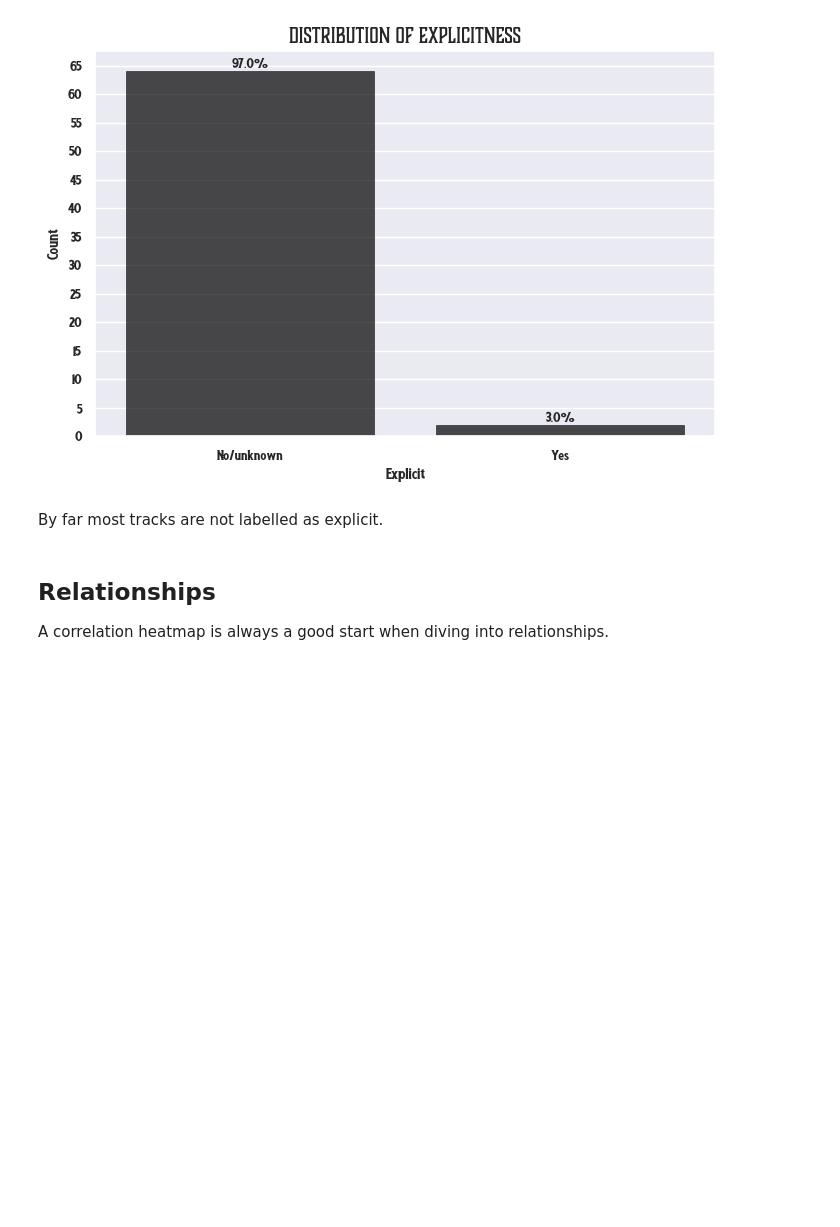
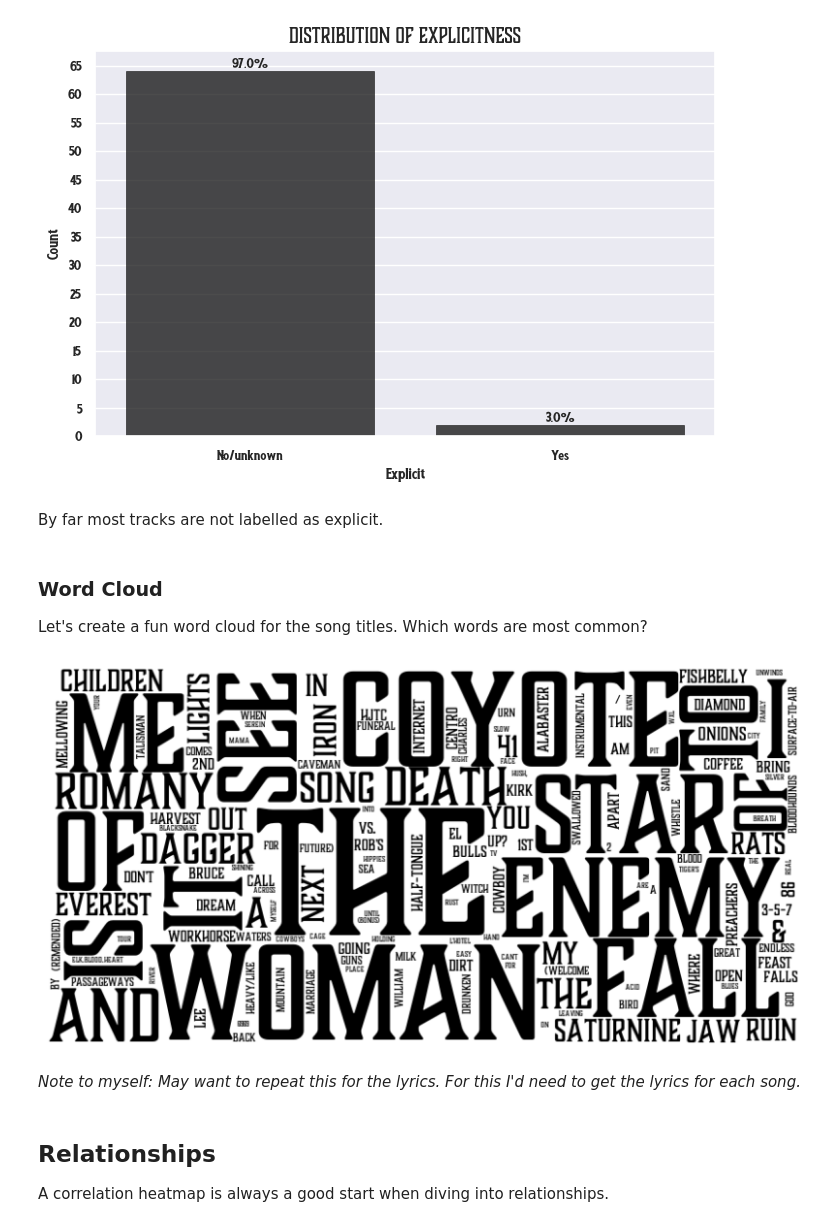
Before and after one commit to scheinmensch/Spotify, a Jupyter notebook: AllThemWitches.ipynb, the cells around one changed output. Drawn from its saved outputs; the diff is of its cells as text; code cells hidden in the pictures; blank space fills up the shorter version.

Commit message:
added a word cloud

```diff
--- a/AllThemWitches.ipynb
+++ b/AllThemWitches.ipynb
@@ -688,6 +690,36 @@ plt.show();
 [figure]
 # %% [markdown]
 By far most tracks are not labelled as explicit.
+# %% [markdown]
+### Word Cloud
+
+Let's create a fun word cloud for the song titles. Which words are most common?
+# %%
+list_of_strings = atw['name'].tolist()
+
+word_counts = {}
+for name in list_of_strings:
+    for word in name.split():
+        word_counts[word] = word_counts.get(word, 0) + 1
+# %%
+wordcloud = WordCloud(width=800, height=400, background_color='white', random_state=2, font_path='/Users/johannakruger/Library/Fonts/Boucherie Block.otf')
+
+wordcloud.generate_from_frequencies(word_counts)
+
+def black_color_func(word, font_size, position, orientation, random_state=None, **kwargs):
+    alpha = int(0.5 + word_counts[word] / max(word_counts.values()) / 2 * 255)  # Convert alpha to integer
+    rgba_color = (0, 0, 0, alpha)
+    return rgba_color
+
+plt.figure(figsize=(10, 6))
+plt.imshow(wordcloud.recolor(color_func=black_color_func), interpolation='bilinear')
+plt.axis('off')
+plt.title('')
+plt.show()
+# %% [output]
+[figure, added]
+# %% [markdown]
+*Note to myself: May want to repeat this for the lyrics. For this I'd need to get the lyrics for each song.*
 # %% [markdown]
 ## Relationships
 
```
Also changed, not shown: parts of 10 cells of this notebook.
